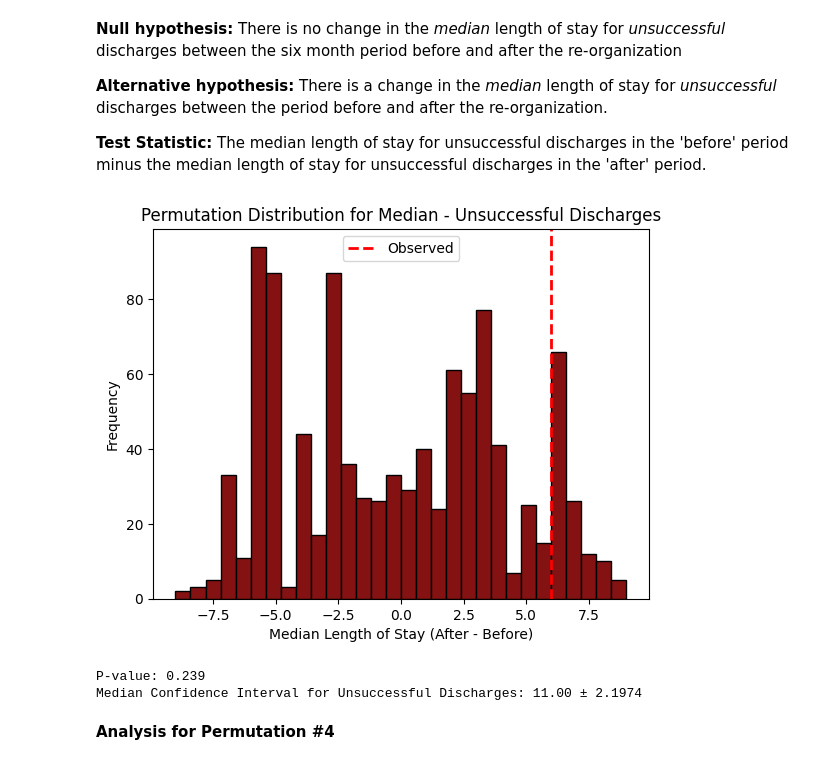
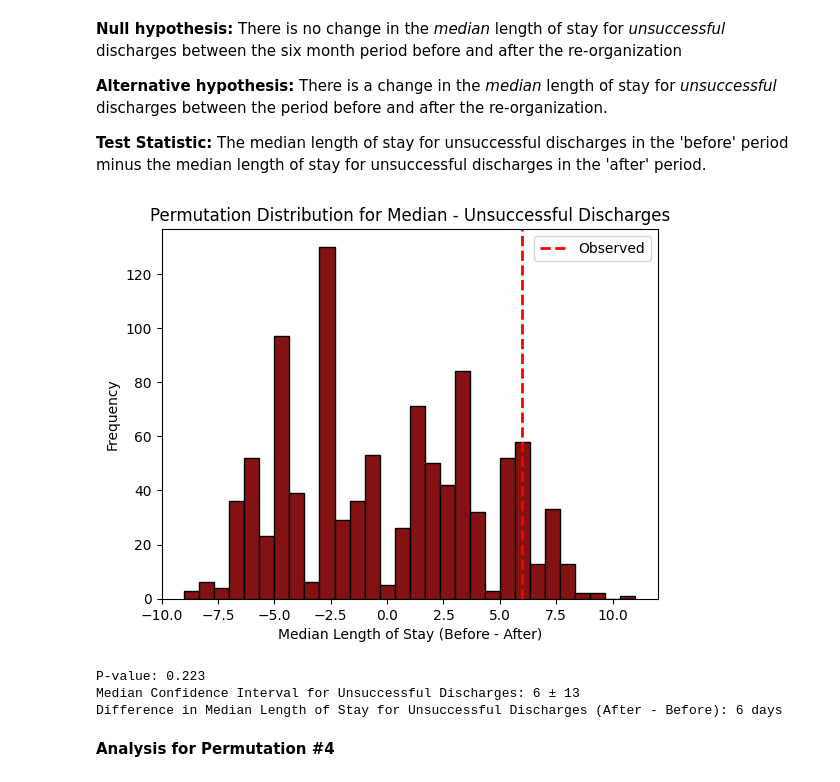
Before and after one commit to tessa-n05/Residential-SUD-Discharge-Analysis, a Jupyter notebook: Discharge_Hypothesis_project.ipynb, the cells around one changed output. Saved outputs shown, nothing was run; the diff lists cells and outputs as text; code cells hidden in the pictures.

```diff
--- a/Discharge_Hypothesis_project.ipynb
+++ b/Discharge_Hypothesis_project.ipynb
@@ -528,7 +558,11 @@ mean_p_value_unsuccess = np.mean(np.abs(permuted_diffs2) >= np.abs(unsuccess_mea
 print(f"P-value: {mean_p_value_unsuccess:.3f}")
 
 #uncertainty calculation for unsuccessful mean length of stay
-unsuccess_los = los[los['Discharge_Cat'] == 'unsuccessful']['Length_of_Stay']
-uns_mean_val, uns_mean_uncertainty = calculate_mean_uncertainty(unsuccess_los)
-print(f"Mean Confidence Interval for Unsuccessful Discharges: {uns_mean_val:.2f} ± {uns_mean_uncertainty:.4f}")
+# Isolate the Length of Stay data for unsuccessful discharges in both periods
+after_unsuccessful = los[(los['Period'] == 'after re-org') & (los['Discharge_Cat'] == 'unsuccessful')]['Length_of_Stay']
+before_unsuccessful = los[(los['Period'] == 'before re-org') & (los['Discharge_Cat'] == 'unsuccessful')]['Length_of_Stay']
+
+uns_mean_val, uns_mean_uncertainty = calculate_mean_diff_uncertainty(before_unsuccessful, after_unsuccessful)
+print(f"Mean Confidence Interval for Unsuccessful Discharges: {uns_mean_val:.0f} ± {uns_mean_uncertainty:.0f}")
+print(f"Difference in Mean Length of Stay for Unsuccessful Discharges (Before - After): {unsuccess_mean_diff:.0f} days")
 # %% [output]
@@ -644,37 +681,39 @@ for i in range(n_iterations):
 
     # Calculate permuted medians for unsuccessful discharges
     median_before_perm = los_shuffled[
         (los_shuffled['Permuted_Period'] == 'before re-org') &
         (los_shuffled['Discharge_Cat'] == 'unsuccessful')
         ]['Length_of_Stay'].median()
 
     median_after_perm = los_shuffled[
         (los_shuffled['Permuted_Period'] == 'after re-org') &
         (los_shuffled['Discharge_Cat'] == 'unsuccessful')
         ]['Length_of_Stay'].median()
 
     permuted_diffs3.append(median_before_perm - median_after_perm)
 
 
 #plot results
 plt.hist(permuted_diffs3, bins=30, edgecolor='black', color="#851212")
 plt.axvline(unsuccess_median_diff, color='red', linestyle='--', linewidth=2, label='Observed')
 plt.xlabel('Median Length of Stay (Before - After)')
 plt.ylabel('Frequency')
 plt.title('Permutation Distribution for Median - Unsuccessful Discharges')
 plt.legend()
 plt.show()
 
 # calculate p value for unsuccessful discharges
 median_p_value_unsuccess = np.mean(np.abs(permuted_diffs3) >= np.abs(unsuccess_median_diff))
 print(f"P-value: {median_p_value_unsuccess:.3f}")
 
 #calculate uncertainty for unsuccessful median length of stay
-uns_median_val, uns_median_uncertainty = calculate_median_uncertainty_bootstrap(unsuccess_los)
-print(f"Median Confidence Interval for Unsuccessful Discharges: {uns_median_val:.2f} ± {uns_median_uncertainty:.4f}")
+unsuccessful_median_sample_diff, (ci_lower, ci_upper) = calculate_median_diff_bootstrap(before_unsuccessful, after_unsuccessful)
+print(f"Median Confidence Interval for Unsuccessful Discharges: {unsuccessful_median_sample_diff:.0f} ± {ci_upper - ci_lower:.0f}")
+print(f"Difference in Median Length of Stay for Unsuccessful Discharges (After - Before): {unsuccess_median_diff:.0f} days")
 # %% [output]
-[figure, old version]
+[figure, new version]
-P-value: 0.239
-Median Confidence Interval for Unsuccessful Discharges: 11.00 ± 2.1974
+P-value: 0.223
+Median Confidence Interval for Unsuccessful Discharges: 6 ± 13
+Difference in Median Length of Stay for Unsuccessful Discharges (After - Before): 6 days
 # %% [markdown]
 **Analysis for Permutation #4**
```
Also changed, not shown: parts of 7 cells of this notebook, 1 other file.
